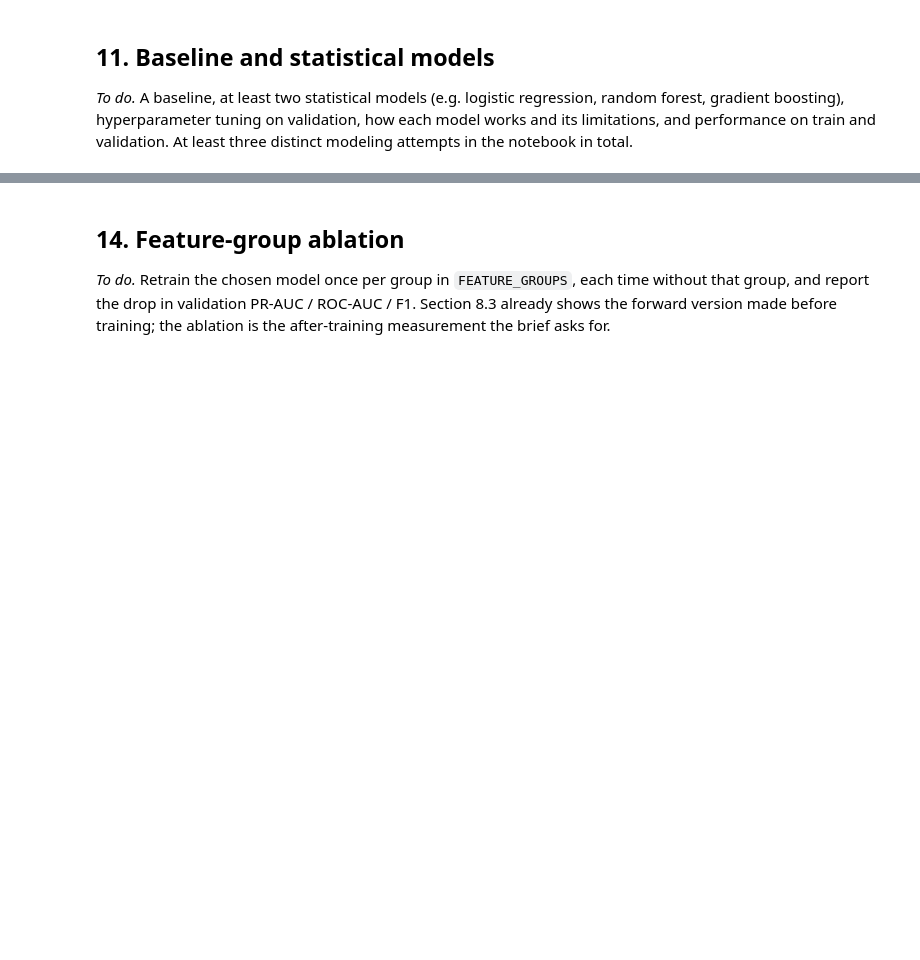
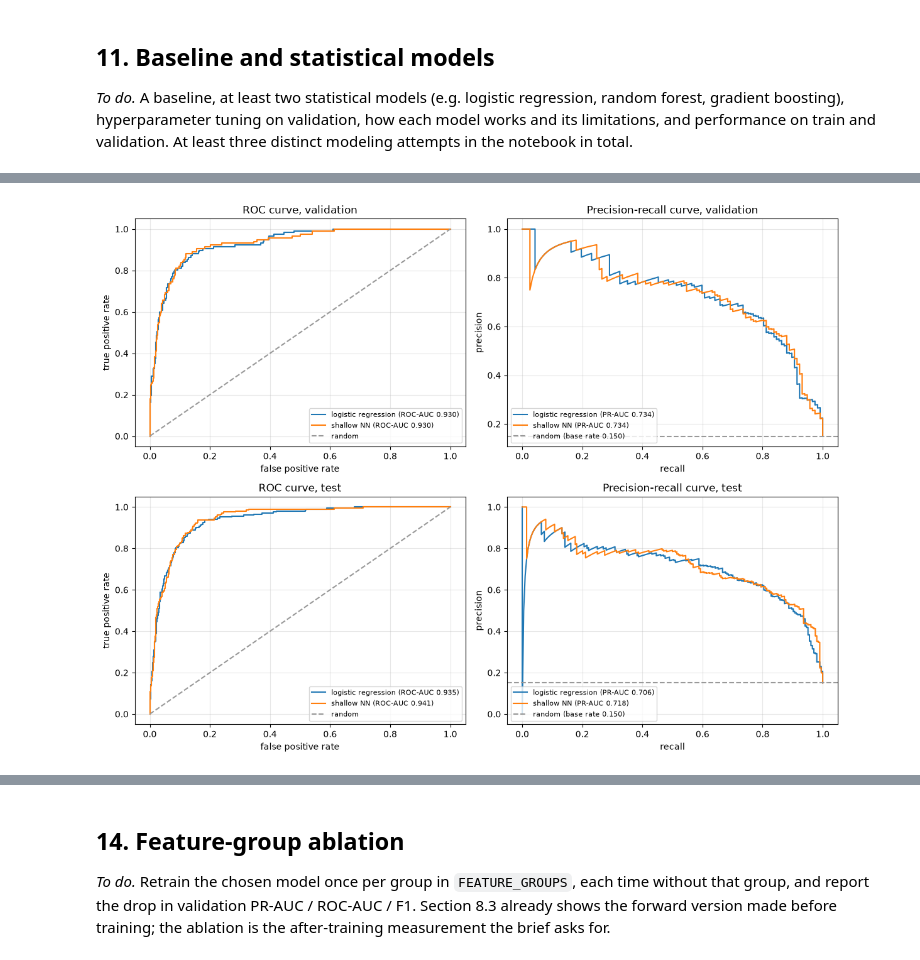
Before and after one commit to HamadaTamer/AI-Tools-Lab-F1-Project, a Jupyter notebook: F1_podium_prediction.ipynb, the cells around one changed output, grey strips where cells are left out. Drawn from its saved outputs; the diff is of its cells as text; code cells hidden in the pictures; blank space fills up the shorter version.

```diff
--- a/F1_podium_prediction.ipynb
+++ b/F1_podium_prediction.ipynb
@@ -2620,0 +3040,15 @@ Rules: fit on train; choose hyperparameters and the threshold on validation; sco
+# %%
+recent = model_table.index[(model_table['split'] == 'train') & (model_table['year'] >= 2014)]
+overfit_rows = []
+for name, model in models_to_compare.items():
+    p_train, p_val = compare_proba[name]['train'], compare_proba[name]['validation']
+    p_recent = model.predict_proba(X_train.loc[recent])[:, 1]
+    overfit_rows.append({'model': name,
+                         'train PR-AUC': average_precision_score(y_train, p_train),
+                         'train 2014-19 PR-AUC': average_precision_score(y_train.loc[recent], p_recent),
+                         'validation PR-AUC': average_precision_score(y_val, p_val),
+                         'gap (train 2014-19 - val)': average_precision_score(y_train.loc[recent], p_recent) - average_precision_score(y_val, p_val),
+                         'train ROC-AUC': roc_auc_score(y_train, p_train),
+                         'train 2014-19 ROC-AUC': roc_auc_score(y_train.loc[recent], p_recent),
+                         'validation ROC-AUC': roc_auc_score(y_val, p_val)})
+pd.DataFrame(overfit_rows).set_index('model').round(4)
@@ -2620,0 +3073,9 @@ Rules: fit on train; choose hyperparameters and the threshold on validation; sco
+# %%
+for name, model in models_to_compare.items():
+    compare_proba[name]['test'] = model.predict_proba(X_test)[:, 1]
+comparison_test = pd.DataFrame({name: {'threshold': compare_threshold[name], **evaluate(y_test, p['test'], compare_threshold[name]),
+                                       'base rate': y_test.mean()}
+                                for name, p in compare_proba.items()}).T
+comparison_test.index.name = 'model'
+comparison_test = comparison_test[['threshold', 'ROC-AUC', 'PR-AUC', 'base rate', 'F1', 'precision', 'recall']]
+comparison_test.round(4)
@@ -2620,0 +3110,22 @@ Rules: fit on train; choose hyperparameters and the threshold on validation; sco
+# %%
+from sklearn.metrics import precision_recall_curve, roc_curve
+
+fig, axes = plt.subplots(2, 2, figsize=(12, 9))
+for row, (split, y) in enumerate([('validation', y_val), ('test', y_test)]):
+    ax_roc, ax_pr = axes[row]
+    for i, (name, p) in enumerate(compare_proba.items()):
+        fpr, tpr, _ = roc_curve(y, p[split])
+        ax_roc.plot(fpr, tpr, color=f'C{i}', label=f'{name} (ROC-AUC {roc_auc_score(y, p[split]):.3f})')
+        precision, recall, _ = precision_recall_curve(y, p[split])
+        ax_pr.plot(recall, precision, color=f'C{i}', label=f'{name} (PR-AUC {average_precision_score(y, p[split]):.3f})')
+    ax_roc.plot([0, 1], [0, 1], color='0.6', ls='--', label='random')
+    ax_pr.axhline(y.mean(), color='0.6', ls='--', label=f'random (base rate {y.mean():.3f})')
+    ax_roc.set(title=f'ROC curve, {split}', xlabel='false positive rate', ylabel='true positive rate')
+    ax_pr.set(title=f'Precision-recall curve, {split}', xlabel='recall', ylabel='precision')
+    ax_roc.legend(loc='lower right', fontsize=8)
+    ax_pr.legend(loc='lower left', fontsize=8)
+plt.tight_layout()
+save_fig('comparison_roc_pr_curves')
+plt.show()
+# %% [output]
+[figure, added]
```
Also changed, not shown: parts of 30 cells of this notebook, 4 other files.
